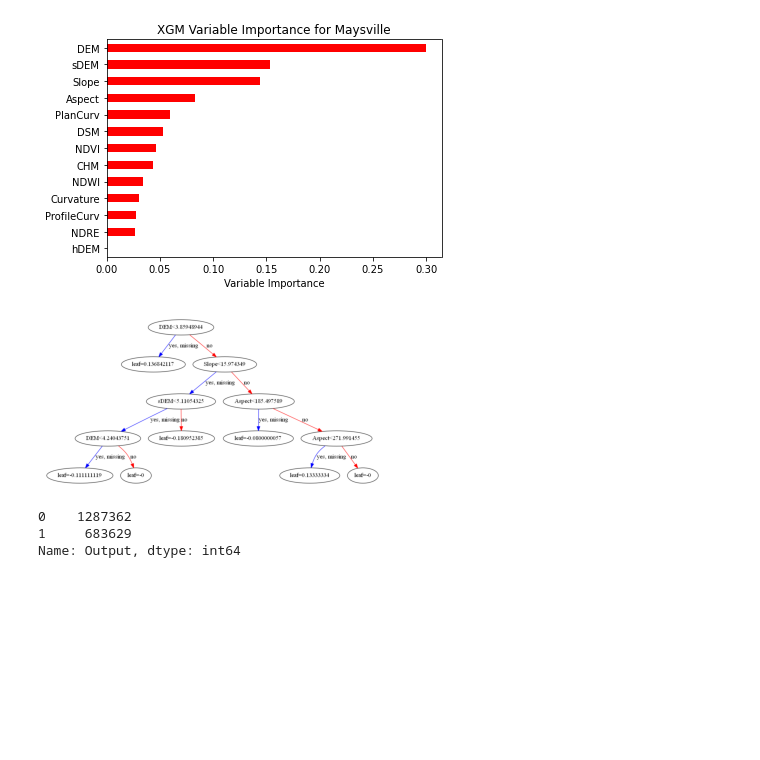
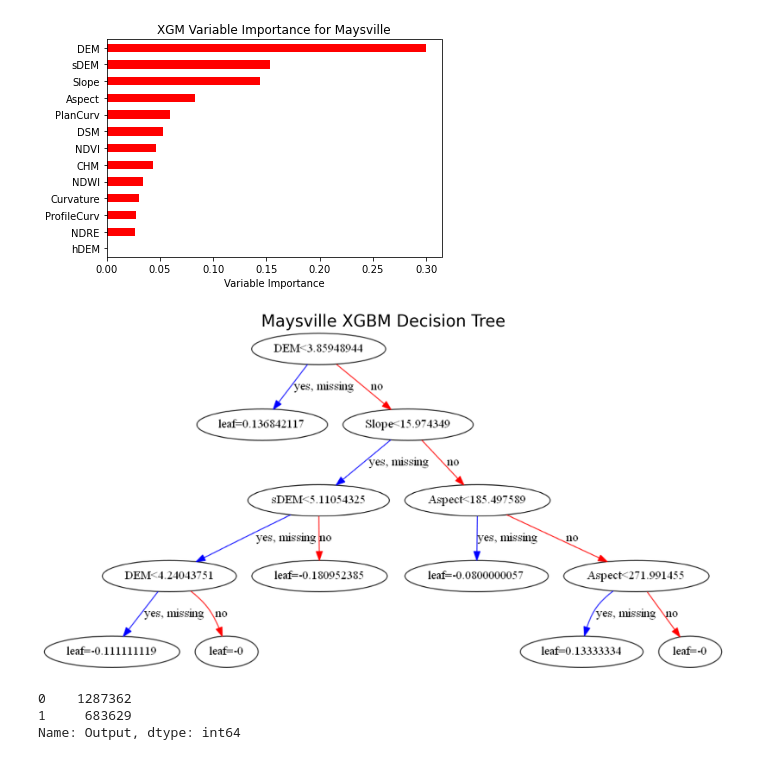
Before and after one commit to sgovil5/wetland-prediction, a Jupyter notebook: V3/Maysville/Classification Models/XGBM.ipynb, the cells around one changed output. Saved outputs shown, nothing was run; the diff lists cells and outputs as text; code cells hidden in the pictures; blank space fills up the shorter version.

```diff
--- a/V3/Maysville/Classification Models/XGBM.ipynb
+++ b/V3/Maysville/Classification Models/XGBM.ipynb
@@ -161,10 +161,13 @@ model = XGBClassifier(n_estimators=500, learning_rate=0.1, max_depth=6 ,random_s
 model.fit(X, y)
 pred_values = model.predict(X_all)
 Output.extend(pred_values)
-# %%
-t_ax = plot_tree(model, orientation='horizontal')
-# %% [output]
-[figure, removed]
+# %%
+_, ax = plt.subplots(figsize=(30,30)) # Resize figure
+plot_tree(model, filled=True, ax=ax, orientation='horizontal')
+plt.title("Maysville XGBM Decision Tree", fontsize=40)
+plt.savefig('test.png', dpi=300)
+# %% [output]
+[figure, added]
 # %%
 test_df = pd.concat([Coords, pd.DataFrame(Output, columns=["Output"])], axis=1)
 test_df['Output'].value_counts()
```
Also changed, not shown: parts of 1 cell of this notebook, 13 other files.
